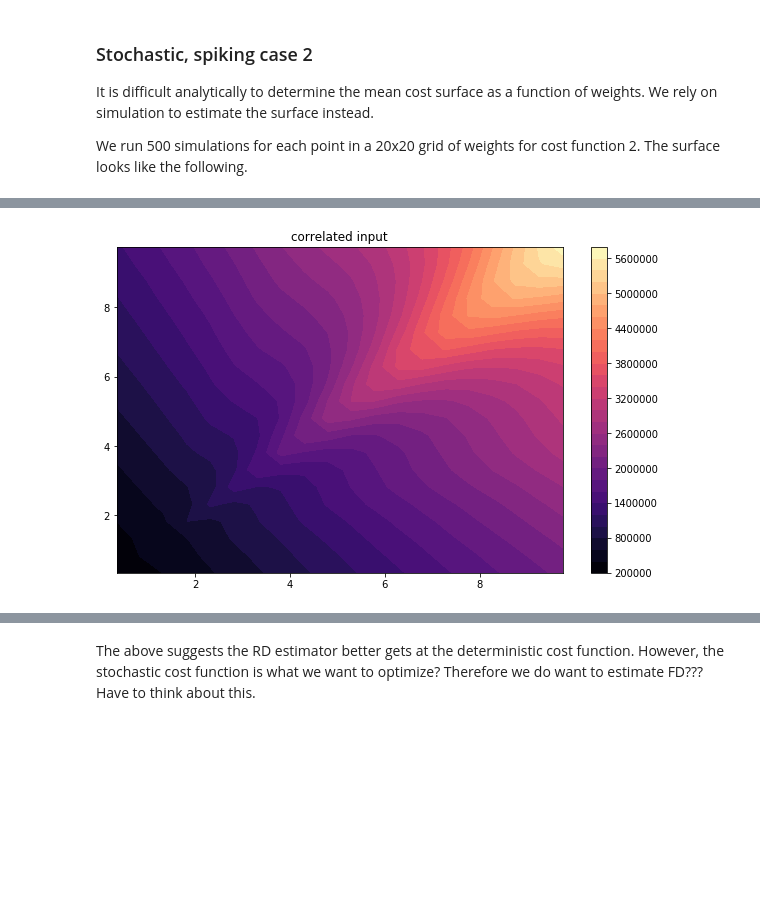
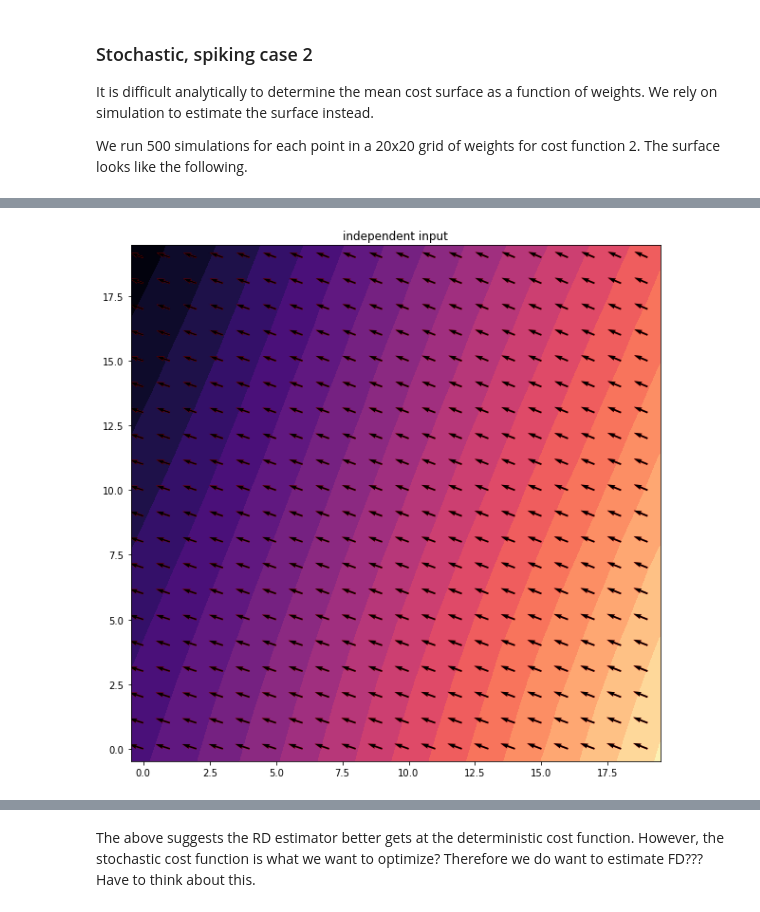
Before and after one commit to benlansdell/rdd, a Jupyter notebook: rdd.ipynb, the cells around one changed output, grey strips where cells are left out. Drawn from its saved outputs; the diff is of its cells as text; code cells hidden in the pictures; blank space fills up the shorter version.

```diff
--- a/rdd.ipynb
+++ b/rdd.ipynb
@@ -956,4 +955,24 @@ fig.colorbar(a);
 It is difficult analytically to determine the mean cost surface as a function of weights. We rely on simulation to estimate the surface instead.
 
 We run 500 simulations for each point in a 20x20 grid of weights for cost function 2. The surface looks like the following.
+# %%
+#Load simulations and compute different average cost functions
+N = 20
+nsims = 500
+c = 0.1
+wmax= 20
+
+fn_in = './sweeps/param_w_N_%d_nsims_%d_c_%f_default_simulations.npz'%(N, nsims, c)
+sims = np.load(fn_in)
+
+hs = sims['hs']
+vs = sims['vs']
+
+#Compute cost
+v1 = 4
+v2 = 5
+x = 20
+
+tau_s = 0.03
+dt = 0.001
 # %%
@@ -1000,19 +1043,21 @@ m_beta_bp_w = np.mean(beta_bp_w, 2)
 # %%
 #Plot the cost gradients and cost contour map together
-fig, (ax1) = plt.subplots(1,1)
-a=ax1.contourf(costs2_cor, 30, cmap='magma', origin='lower', extent=[wmin, wmax, wmin, wmax])
-ax1.set_title('correlated input')
+fig, (ax1) = plt.subplots(1,1,figsize=(10,10))
+wmax = 20
+wmin = -1
+a=ax1.contourf(costs2, 20, cmap='magma', origin='lower', extent=[wmin, wmax, wmin, wmax])
+ax1.set_title('independent input')
 
-fig.colorbar(a);
-N=10
-X, Y = np.meshgrid(np.linspace(1,10,N), np.linspace(1,10,N))
-Q = ax1.quiver(X, Y, m_beta_fd_w[:,:,0], m_beta_fd_w[:,:,1], color=(1, 0, 0))
-Q = ax1.quiver(X, Y, m_beta_rd_w[:,:,0], m_beta_rd_w[:,:,1])
+#fig.colorbar(a);
+N=20
+X, Y = np.meshgrid(np.linspace(0,wmax-1,N), np.linspace(0,wmax-1,N))
+Q = ax1.quiver(X, Y, -m_beta_fd_w[:,:,1], -m_beta_fd_w[:,:,0], color=(1, 0, 0))
+Q = ax1.quiver(X, Y, -m_beta_rd_w[:,:,1], -m_beta_rd_w[:,:,0])
 
 #fig, (ax2) = plt.subplots(1,1)
 #Q = ax2.quiver(X, Y, m_beta_rd_w[:,:,0], m_beta_rd_w[:,:,1])
 #ax2.set_title('independent input')
 #ax2.contourf(costs2_ind, 30, cmap='magma', origin='lower', extent=[wmin, wmax, wmin, wmax])
 #fig.colorbar(a);
 # %% [output]
-[figure, old version]
+[figure, new version]
```
Also changed, not shown: parts of 7 cells of this notebook, 4 other files.
